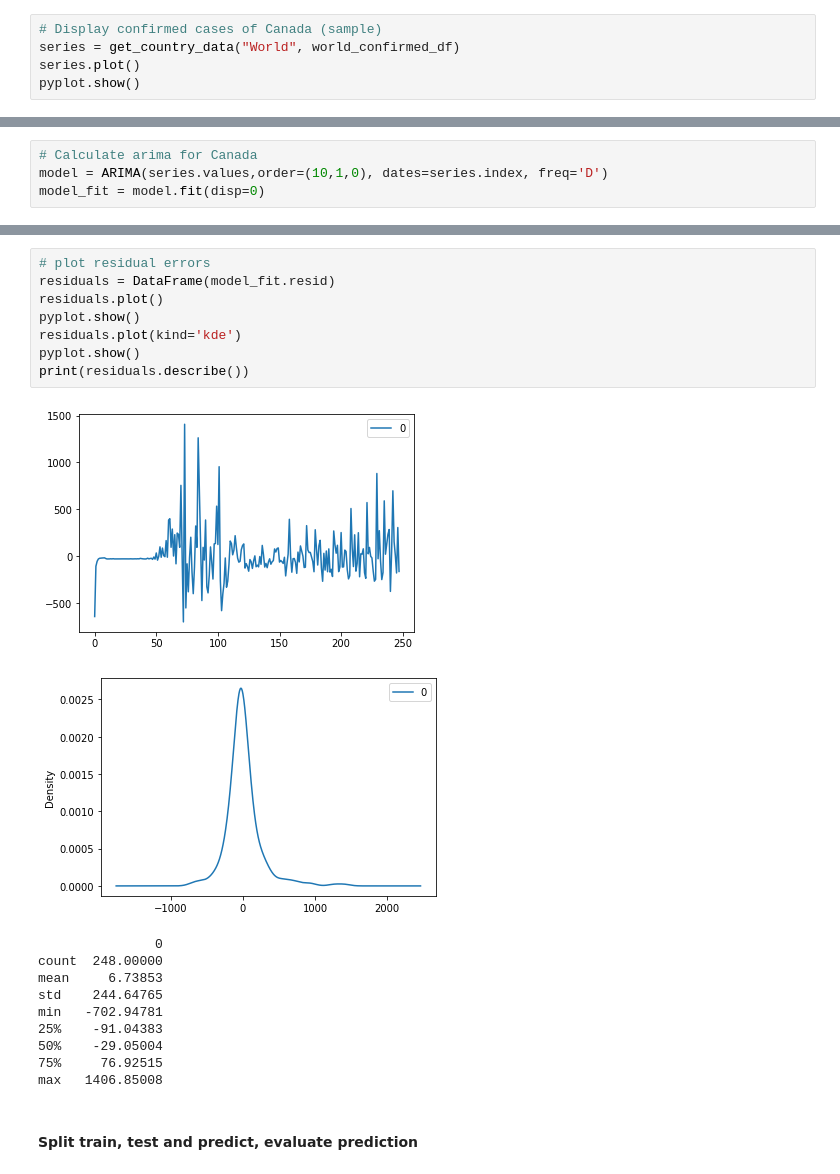
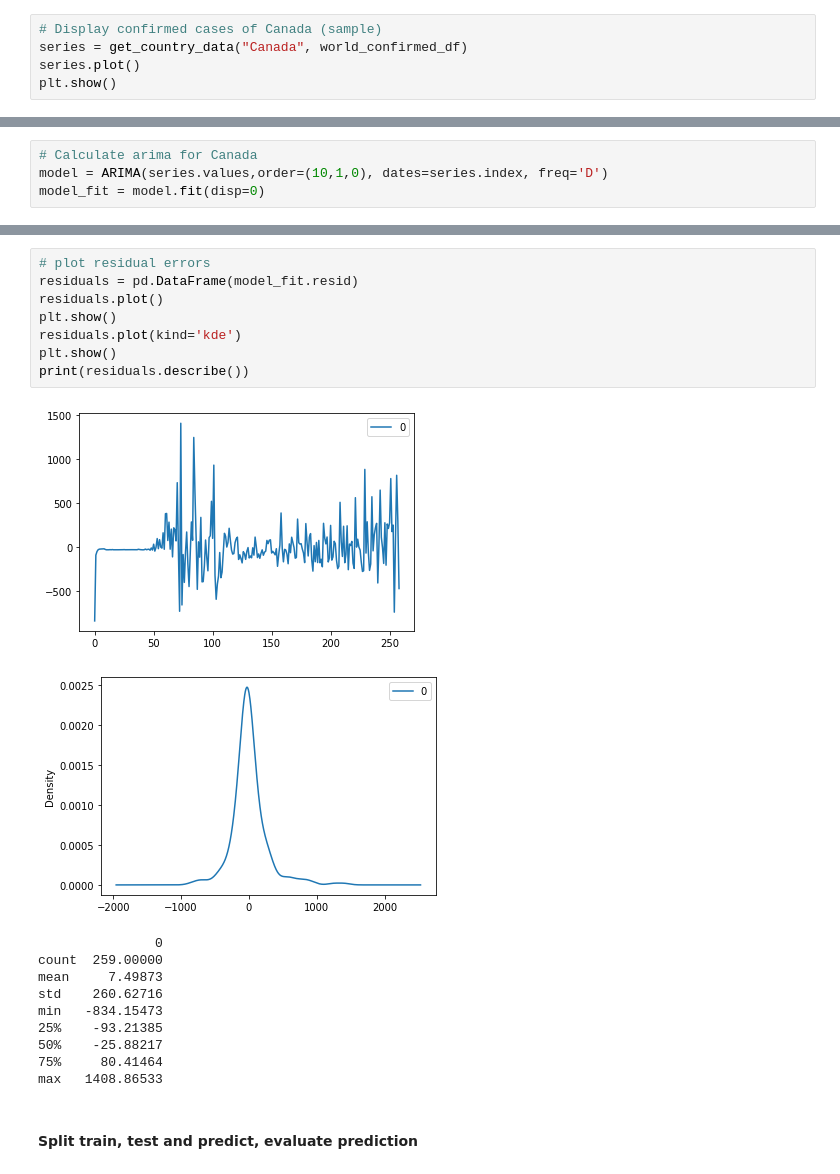
Before and after one commit to arielgamino/covid-19-analysis-and-prediction, a Jupyter notebook: Milestone-4 - ARIMA Analysis.ipynb, the cells around one changed output, grey strips where cells are left out. Cells and saved outputs as stored; diff of their text form.

```diff
--- a/Milestone-4 - ARIMA Analysis.ipynb
+++ b/Milestone-4 - ARIMA Analysis.ipynb
@@ -136,6 +138,6 @@ pyplot.show()
 # %%
 # Display confirmed cases of Canada (sample)
-series = get_country_data("World", world_confirmed_df)
+series = get_country_data("Canada", world_confirmed_df)
 series.plot()
-pyplot.show()
+plt.show()
 # %% [output]
@@ -176,24 +178,24 @@ AR.10           -1.3700           +0.2130j            1.3865            0.4755
 ------------------------------------------------------------------------------
 # %%
 # plot residual errors
-residuals = DataFrame(model_fit.resid)
+residuals = pd.DataFrame(model_fit.resid)
 residuals.plot()
-pyplot.show()
+plt.show()
 residuals.plot(kind='kde')
-pyplot.show()
+plt.show()
 print(residuals.describe())
 # %% [output]
-[figure, old version]
+[figure, new version]
-[figure, old version]
+[figure, new version]
                0
-count  248.00000
-mean     6.73853
-std    244.64765
-min   -702.94781
-25%    -91.04383
-50%    -29.05004
-75%     76.92515
-max   1406.85008
+count  259.00000
+mean     7.49873
+std    260.62716
+min   -834.15473
+25%    -93.21385
+50%    -25.88217
+75%     80.41464
+max   1408.86533
 # %% [markdown]
 #### Split train, test and predict, evaluate prediction
 # %%
```
Also changed, not shown: parts of 18 cells of this notebook, 1 other file.
